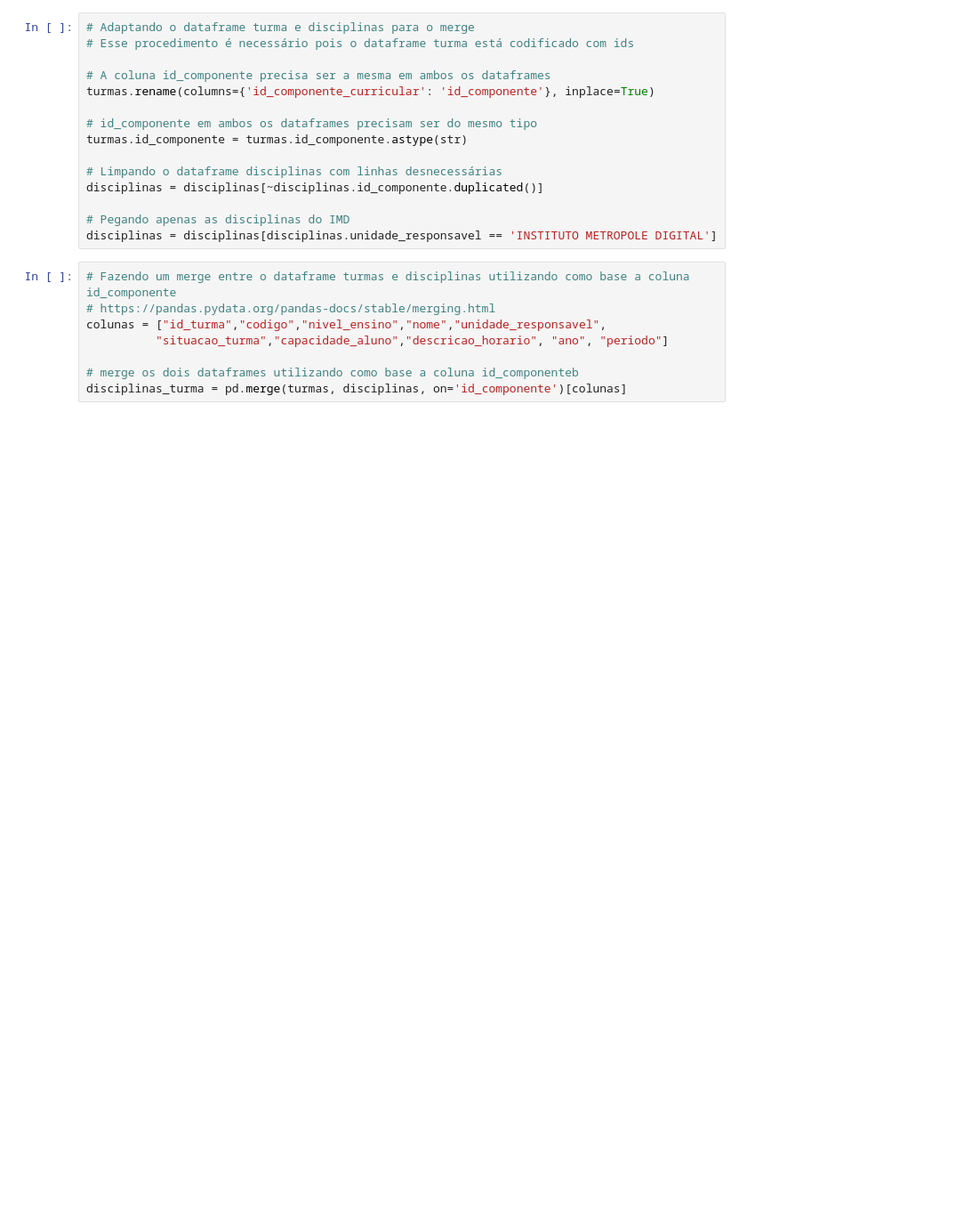
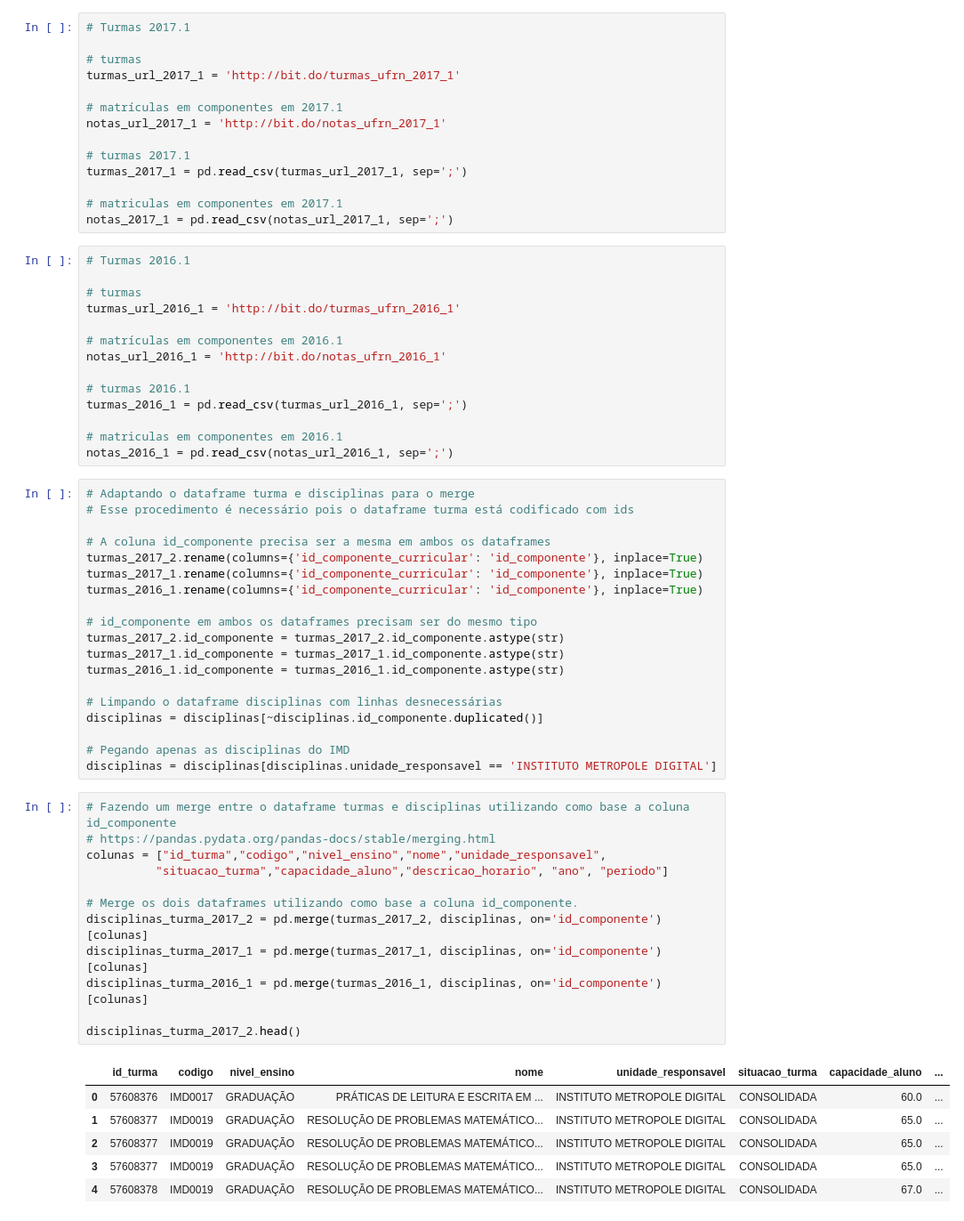
Before and after one commit to GildoAugu/trabalho_probabilidade, a Jupyter notebook: Estudo_Faltas.ipynb, the cells around one changed output. Shown at 89% size. Saved outputs shown, nothing was run; the diff lists cells and outputs as text; blank space fills up the shorter version.

```diff
--- a/Estudo_Faltas.ipynb
+++ b/Estudo_Faltas.ipynb
@@ -30,15 +48,47 @@ notas = pd.read_csv(notas_url, sep=';')
 disciplinas = pd.read_csv(disciplinas_url,
                           sep=';',
                           usecols=["id_componente","codigo","nivel","nome","unidade_responsavel"])
+# %%
+# Turmas 2017.1
+
+# turmas
+turmas_url_2017_1 = 'http://bit.do/turmas_ufrn_2017_1'
+
+# matrículas em componentes em 2017.1
+notas_url_2017_1 = 'http://bit.do/notas_ufrn_2017_1'
+
+# turmas 2017.1
+turmas_2017_1 = pd.read_csv(turmas_url_2017_1, sep=';')
+
+# matriculas em componentes em 2017.1
+notas_2017_1 = pd.read_csv(notas_url_2017_1, sep=';')
+# %%
+# Turmas 2016.1
+
+# turmas
+turmas_url_2016_1 = 'http://bit.do/turmas_ufrn_2016_1'
+
+# matrículas em componentes em 2016.1
+notas_url_2016_1 = 'http://bit.do/notas_ufrn_2016_1'
+
+# turmas 2016.1
+turmas_2016_1 = pd.read_csv(turmas_url_2016_1, sep=';')
+
+# matriculas em componentes em 2016.1
+notas_2016_1 = pd.read_csv(notas_url_2016_1, sep=';')
 # %%
 # Adaptando o dataframe turma e disciplinas para o merge
 # Esse procedimento é necessário pois o dataframe turma está codificado com ids
 
 # A coluna id_componente precisa ser a mesma em ambos os dataframes
-turmas.rename(columns={'id_componente_curricular': 'id_componente'}, inplace=True)
+turmas_2017_2.rename(columns={'id_componente_curricular': 'id_componente'}, inplace=True)
+turmas_2017_1.rename(columns={'id_componente_curricular': 'id_componente'}, inplace=True)
+turmas_2016_1.rename(columns={'id_componente_curricular': 'id_componente'}, inplace=True)
 
 # id_componente em ambos os dataframes precisam ser do mesmo tipo
-turmas.id_componente = turmas.id_componente.astype(str)
+turmas_2017_2.id_componente = turmas_2017_2.id_componente.astype(str)
+turmas_2017_1.id_componente = turmas_2017_1.id_componente.astype(str)
+turmas_2016_1.id_componente = turmas_2016_1.id_componente.astype(str)
 
 # Limpando o dataframe disciplinas com linhas desnecessárias
 disciplinas = disciplinas[~disciplinas.id_componente.duplicated()]
@@ -48,11 +98,22 @@ disciplinas = disciplinas[disciplinas.unidade_responsavel == 'INSTITUTO METROPOL
 # %%
 # Fazendo um merge entre o dataframe turmas e disciplinas utilizando como base a coluna id_componente
 # https://pandas.pydata.org/pandas-docs/stable/merging.html
 colunas = ["id_turma","codigo","nivel_ensino","nome","unidade_responsavel",
           "situacao_turma","capacidade_aluno","descricao_horario", "ano", "periodo"]
 
-# merge os dois dataframes utilizando como base a coluna id_componenteb
-disciplinas_turma = pd.merge(turmas, disciplinas, on='id_componente')[colunas]
+# Merge os dois dataframes utilizando como base a coluna id_componente.
+disciplinas_turma_2017_2 = pd.merge(turmas_2017_2, disciplinas, on='id_componente')[colunas]
+disciplinas_turma_2017_1 = pd.merge(turmas_2017_1, disciplinas, on='id_componente')[colunas]
+disciplinas_turma_2016_1 = pd.merge(turmas_2016_1, disciplinas, on='id_componente')[colunas]
+
+disciplinas_turma_2017_2.head()
+# %% [output]
+|  | id_turma | codigo | nivel_ensino | nome | unidade_responsavel | situacao_turma | capacidade_aluno | ... |
+| 0 | 57608376 | IMD0017 | GRADUAÇÃO | PRÁTICAS DE LEITURA E ESCRITA EM ... | INSTITUTO METROPOLE DIGITAL | CONSOLIDADA | 60.0 | ... |
+| 1 | 57608377 | IMD0019 | GRADUAÇÃO | RESOLUÇÃO DE PROBLEMAS MATEMÁTICO... | INSTITUTO METROPOLE DIGITAL | CONSOLIDADA | 65.0 | ... |
+| 2 | 57608377 | IMD0019 | GRADUAÇÃO | RESOLUÇÃO DE PROBLEMAS MATEMÁTICO... | INSTITUTO METROPOLE DIGITAL | CONSOLIDADA | 65.0 | ... |
+| 3 | 57608377 | IMD0019 | GRADUAÇÃO | RESOLUÇÃO DE PROBLEMAS MATEMÁTICO... | INSTITUTO METROPOLE DIGITAL | CONSOLIDADA | 65.0 | ... |
+| 4 | 57608378 | IMD0019 | GRADUAÇÃO | RESOLUÇÃO DE PROBLEMAS MATEMÁTICO... | INSTITUTO METROPOLE DIGITAL | CONSOLIDADA | 67.0 | ... |
 # %%
 colunas_relevantes = ["id_turma", "codigo", "nome", "descricao_horario", "ano",
                       "periodo", "media_final", "numero_total_faltas", "descricao", "discente"]
```
Also changed, not shown: parts of 15 cells of this notebook.
